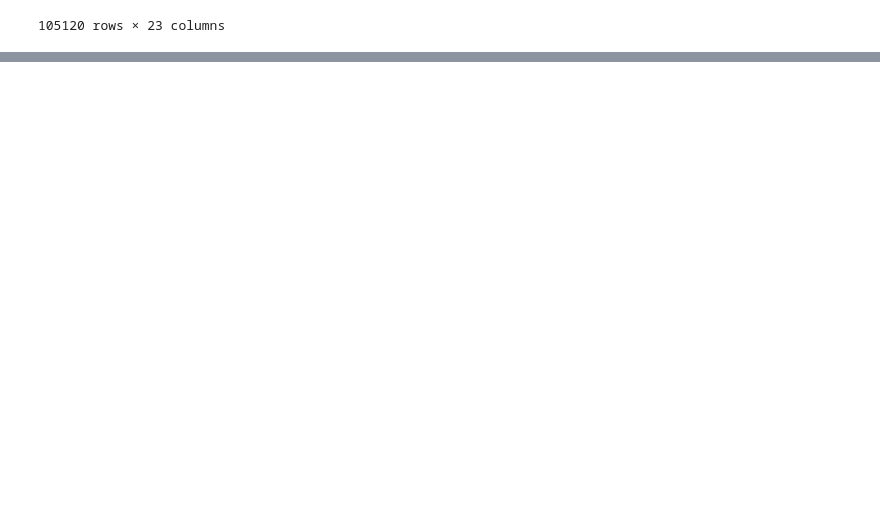
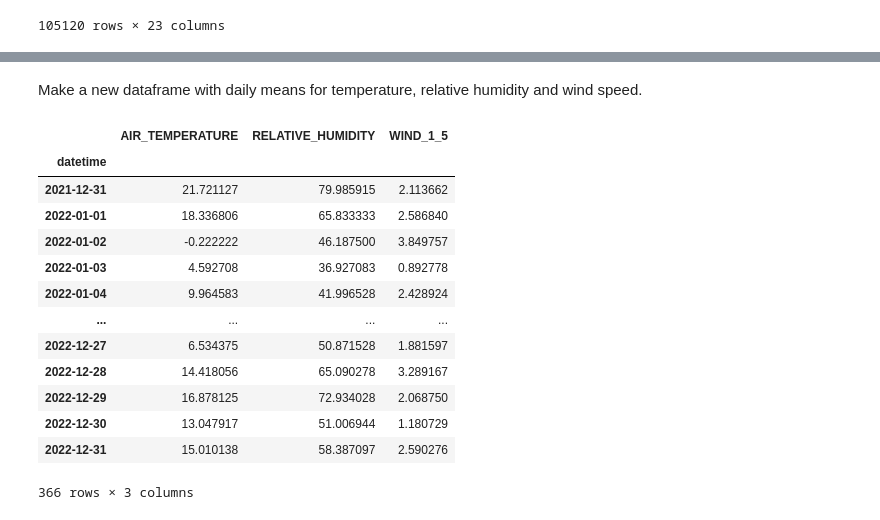
Before and after one commit to yairmau/surface-hydrology, a Jupyter notebook: evapotranspiration/evapotranspiration-exercises.ipynb, the cells around one changed output, grey strips where cells are left out. Drawn from its saved outputs; the diff is of its cells as text; code cells hidden in the pictures; blank space fills up the shorter version.

```diff
--- a/evapotranspiration/evapotranspiration-exercises.ipynb
+++ b/evapotranspiration/evapotranspiration-exercises.ipynb
@@ -409,0 +424,22 @@ The provided data is not the same as what is provided by the IMS.
+# %% [markdown]
+Make a new dataframe with daily means for temperature, relative humidity and wind speed.
+# %%
+df_TX = df[['AIR_TEMPERATURE',
+            'RELATIVE_HUMIDITY',
+            'WIND_1_5']].resample('D').mean()
+df_TX
+# %% [output]
+|  | AIR_TEMPERATURE | RELATIVE_HUMIDITY | WIND_1_5 |
+| datetime |  |  |  |
+| 2021-12-31 | 21.721127 | 79.985915 | 2.113662 |
+| 2022-01-01 | 18.336806 | 65.833333 | 2.586840 |
+| 2022-01-02 | -0.222222 | 46.187500 | 3.849757 |
+| 2022-01-03 | 4.592708 | 36.927083 | 0.892778 |
+| 2022-01-04 | 9.964583 | 41.996528 | 2.428924 |
+| ... | ... | ... | ... |
+| 2022-12-27 | 6.534375 | 50.871528 | 1.881597 |
+| 2022-12-28 | 14.418056 | 65.090278 | 3.289167 |
+| 2022-12-29 | 16.878125 | 72.934028 | 2.068750 |
+| 2022-12-30 | 13.047917 | 51.006944 | 1.180729 |
+| 2022-12-31 | 15.010138 | 58.387097 | 2.590276 |
+366 rows × 3 columns
```
Also changed, not shown: parts of 6 cells of this notebook, 7 other files.
